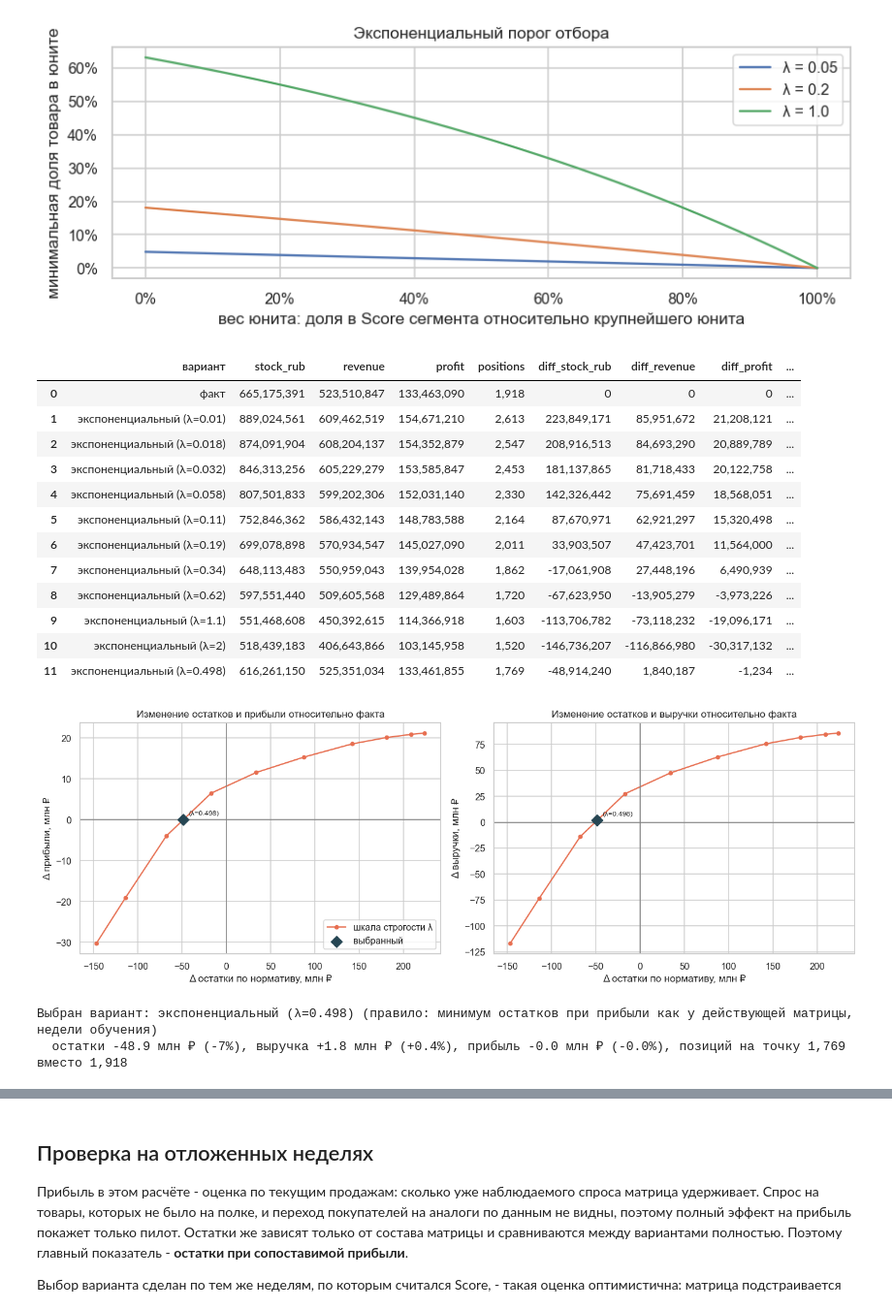
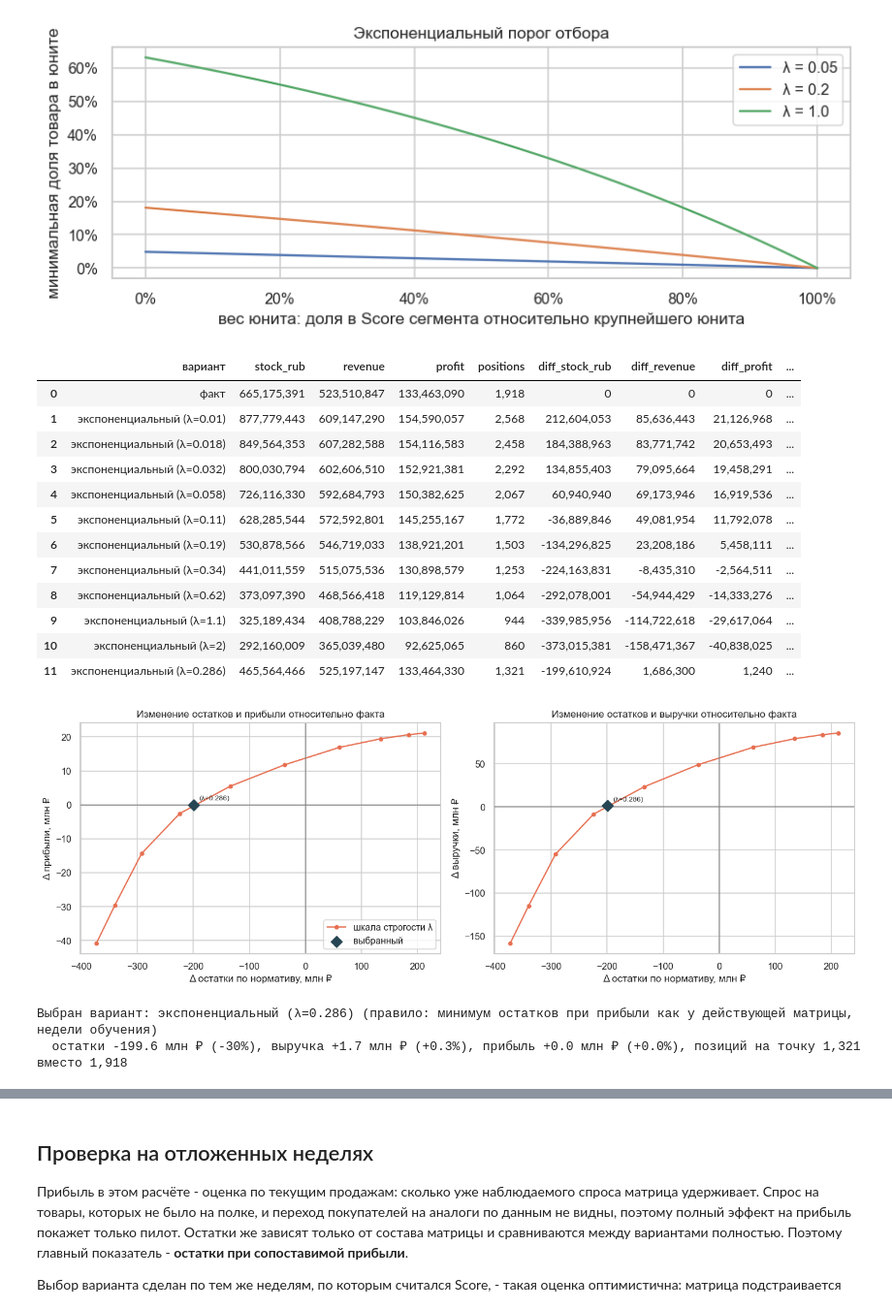
Before and after one commit to Viktor-VK/portfolio, a Jupyter notebook: Скоринг и выбор ассортиментной матрицы/01_score_и_выбор_матрицы.ipynb, the cells around one changed output, grey strips where cells are left out. Shown at 97% size. Saved outputs shown, nothing was run; the diff lists cells and outputs as text; code cells hidden in the pictures.

```diff
--- a/Скоринг и выбор ассортиментной матрицы/01_score_и_выбор_матрицы.ipynb
+++ b/Скоринг и выбор ассортиментной матрицы/01_score_и_выбор_матрицы.ipynb
@@ -51,6 +51,10 @@ LAMBDAS_SHOW = [0.05, 0.2, 1.0]   # для графика формы порог
 
 # Защищённые позиции входят в матрицу независимо от Score: минимальный ассортимент и собственная марка
 PROTECT_MIN_ASSORTMENT = True
+# Как защищается минимальный обязательный ассортимент: 'best' - в каждом юните из перечня гарантированно остаётся
+# лучший по Score товар (аптека обязана иметь вещество в нужной форме, а не все его бренды), остальные проходят
+# обычный отбор; 'all' - в матрицу без отбора попадают все товары из перечня (прежний вариант)
+MIN_ASSORTMENT_MODE = os.environ.get('MIN_ASSORTMENT_MODE', 'best')
 PROTECT_OWN_BRAND = True
 
 # Доля продаж исключённого товара, которая переходит на оставшиеся товары того же юнита (покупатель берёт аналог)
@@ -100,6 +104,10 @@ PACK_BINS = [(1, '1'), (4, '2-4'), (8, '5-8'), (12, '9-12'), (20, '13-20'), (30,
 
 # Эксперимент: сколько случайных разбиений сети усреднять
 N_RANDOM = 5
+
+# Пример для объяснения порога: два юнита в двух непохожих сегментах (на сайте - в «Подробнее»)
+THRESHOLD_EXAMPLE_UNITS = ['Медицинская техника, тонометр', 'Солнцезащитные средства, спрей']
+THRESHOLD_EXAMPLE_SEGMENTS = ['Малые · сердце и кровь · эконом', 'Большие · косметика, БАД · премиум']
 SEED = 2026
 # %% [markdown]
 ## Данные
@@ -279,6 +287,18 @@ def matrix_sign_by_exponential_bound(df, lam) -> pd.Series:
 # %%
 VARIANTS = [(f'экспоненциальный (λ={lam:g})', lam) for lam in LAMBDA_GRID]
 EXP_VARIANTS = [name for name, _ in VARIANTS]
+
+
+def protected_mask(df: pd.DataFrame) -> pd.Series:
+    """Товары, которые входят в матрицу группы без отбора (только если продавались в группе):
+    собственная марка - все; минимальный ассортимент - по MIN_ASSORTMENT_MODE."""
+    sold = df.score > 0
+    own = PROTECT_OWN_BRAND & df.is_own_brand & sold
+    mins = df.is_min_assortment & sold
+    if MIN_ASSORTMENT_MODE == 'best':
+        best = df[mins].groupby(['grp', 'Unit']).score.idxmax()
+        mins = df.index.isin(best)
+    return own | (PROTECT_MIN_ASSORTMENT & mins)
 
 
 def build_candidates(groups: pd.Series):
@@ -298,9 +318,9 @@ def build_candidates(groups: pd.Series):
     df = df.merge(units[['grp', 'Unit', 'score_unit', 'share_by_cluster']], on=['grp', 'Unit'])
     df['score_norm_ap'] = (df.score / df.score_unit).fillna(0)
     df['share_rel'] = df.share_by_cluster / df.groupby('grp').share_by_cluster.transform('max')
-    protected = (PROTECT_MIN_ASSORTMENT & df.is_min_assortment) | (PROTECT_OWN_BRAND & df.is_own_brand)
+    df['protected'] = protected_mask(df)
     for name, lam in VARIANTS:
-        df[name] = matrix_sign_by_exponential_bound(df, lam) | (protected & (df.score > 0))
+        df[name] = matrix_sign_by_exponential_bound(df, lam) | df.protected
     return df, units
 
 
@@ -322,8 +342,7 @@ def compare_variants(groups, df, sales):
 
 def exp_pairs(groups: pd.Series, df: pd.DataFrame, lam: float) -> pd.DataFrame:
     """Матрица при произвольной строгости λ (экспоненциальный порог + защищённые позиции), развёрнутая на точки."""
-    protected = (PROTECT_MIN_ASSORTMENT & df.is_min_assortment) | (PROTECT_OWN_BRAND & df.is_own_brand)
-    sel = df[matrix_sign_by_exponential_bound(df, lam) | (protected & (df.score > 0))]
+    sel = df[matrix_sign_by_exponential_bound(df, lam) | df.protected]
     return groups.rename('grp').reset_index().merge(sel[['grp', 'apCode']], on='grp')[['TradePointId', 'apCode']]
 
 
@@ -421,31 +441,30 @@ plt.title('Экспоненциальный порог отбора'); plt.legen
 # %%
 res_train = compare_variants(seg_groups, cand, train)
 fact_train = res_train.set_index('вариант').loc['факт']
 # правило выбора: минимум остатков при прибыли как у действующей матрицы - точка, где кривая пересекает
 # нулевую Δ прибыли на неделях обучения (прибыль - оценка по текущим продажам, остатки сравниваются полностью)
 lam_sel, _ = solve_lambda(seg_groups, cand, 'profit', train, fact_train)
 selected = f'экспоненциальный (λ={lam_sel:.3g})'
-protected = (PROTECT_MIN_ASSORTMENT & cand.is_min_assortment) | (PROTECT_OWN_BRAND & cand.is_own_brand)
-cand[selected] = matrix_sign_by_exponential_bound(cand, lam_sel) | (protected & (cand.score > 0))
+cand[selected] = matrix_sign_by_exponential_bound(cand, lam_sel) | cand.protected
 sel_row = {'вариант': selected, **evaluate(to_pairs(seg_groups, cand, selected), train)}
 res_train = pd.concat([res_train, pd.DataFrame([sel_row])], ignore_index=True)
 for m in ['stock_rub', 'revenue', 'profit', 'positions']:
     res_train[f'diff_{m}'] = res_train[m] - res_train.loc[0, m]
 res_train.style.format({c: '{:,.0f}' for c in res_train.columns if c != 'вариант'})
 # %% [output]
 |  | вариант | stock_rub | revenue | profit | positions | diff_stock_rub | diff_revenue | diff_profit | ... |
 | 0 | факт | 665,175,391 | 523,510,847 | 133,463,090 | 1,918 | 0 | 0 | 0 | ... |
-| 1 | экспоненциальный (λ=0.01) | 889,024,561 | 609,462,519 | 154,671,210 | 2,613 | 223,849,171 | 85,951,672 | 21,208,121 | ... |
-| 2 | экспоненциальный (λ=0.018) | 874,091,904 | 608,204,137 | 154,352,879 | 2,547 | 208,916,513 | 84,693,290 | 20,889,789 | ... |
-| 3 | экспоненциальный (λ=0.032) | 846,313,256 | 605,229,279 | 153,585,847 | 2,453 | 181,137,865 | 81,718,433 | 20,122,758 | ... |
-| 4 | экспоненциальный (λ=0.058) | 807,501,833 | 599,202,306 | 152,031,140 | 2,330 | 142,326,442 | 75,691,459 | 18,568,051 | ... |
-| 5 | экспоненциальный (λ=0.11) | 752,846,362 | 586,432,143 | 148,783,588 | 2,164 | 87,670,971 | 62,921,297 | 15,320,498 | ... |
-| 6 | экспоненциальный (λ=0.19) | 699,078,898 | 570,934,547 | 145,027,090 | 2,011 | 33,903,507 | 47,423,701 | 11,564,000 | ... |
-| 7 | экспоненциальный (λ=0.34) | 648,113,483 | 550,959,043 | 139,954,028 | 1,862 | -17,061,908 | 27,448,196 | 6,490,939 | ... |
-| 8 | экспоненциальный (λ=0.62) | 597,551,440 | 509,605,568 | 129,489,864 | 1,720 | -67,623,950 | -13,905,279 | -3,973,226 | ... |
-| 9 | экспоненциальный (λ=1.1) | 551,468,608 | 450,392,615 | 114,366,918 | 1,603 | -113,706,782 | -73,118,232 | -19,096,171 | ... |
-| 10 | экспоненциальный (λ=2) | 518,439,183 | 406,643,866 | 103,145,958 | 1,520 | -146,736,207 | -116,866,980 | -30,317,132 | ... |
-| 11 | экспоненциальный (λ=0.498) | 616,261,150 | 525,351,034 | 133,461,855 | 1,769 | -48,914,240 | 1,840,187 | -1,234 | ... |
+| 1 | экспоненциальный (λ=0.01) | 877,779,443 | 609,147,290 | 154,590,057 | 2,568 | 212,604,053 | 85,636,443 | 21,126,968 | ... |
+| 2 | экспоненциальный (λ=0.018) | 849,564,353 | 607,282,588 | 154,116,583 | 2,458 | 184,388,963 | 83,771,742 | 20,653,493 | ... |
+| 3 | экспоненциальный (λ=0.032) | 800,030,794 | 602,606,510 | 152,921,381 | 2,292 | 134,855,403 | 79,095,664 | 19,458,291 | ... |
+| 4 | экспоненциальный (λ=0.058) | 726,116,330 | 592,684,793 | 150,382,625 | 2,067 | 60,940,940 | 69,173,946 | 16,919,536 | ... |
+| 5 | экспоненциальный (λ=0.11) | 628,285,544 | 572,592,801 | 145,255,167 | 1,772 | -36,889,846 | 49,081,954 | 11,792,078 | ... |
+| 6 | экспоненциальный (λ=0.19) | 530,878,566 | 546,719,033 | 138,921,201 | 1,503 | -134,296,825 | 23,208,186 | 5,458,111 | ... |
+| 7 | экспоненциальный (λ=0.34) | 441,011,559 | 515,075,536 | 130,898,579 | 1,253 | -224,163,831 | -8,435,310 | -2,564,511 | ... |
+| 8 | экспоненциальный (λ=0.62) | 373,097,390 | 468,566,418 | 119,129,814 | 1,064 | -292,078,001 | -54,944,429 | -14,333,276 | ... |
+| 9 | экспоненциальный (λ=1.1) | 325,189,434 | 408,788,229 | 103,846,026 | 944 | -339,985,956 | -114,722,618 | -29,617,064 | ... |
+| 10 | экспоненциальный (λ=2) | 292,160,009 | 365,039,480 | 92,625,065 | 860 | -373,015,381 | -158,471,367 | -40,838,025 | ... |
+| 11 | экспоненциальный (λ=0.286) | 465,564,466 | 525,197,147 | 133,464,330 | 1,321 | -199,610,924 | 1,686,300 | 1,240 | ... |
 # %%
 fig, axes = plt.subplots(1, 2, figsize=(13, 4.6))
 cand_rows = res_train[res_train['вариант'] != 'факт']
@@ -467,9 +486,9 @@ print(f'  остатки {best.diff_stock_rub / 1e6:+.1f} млн ₽ ({best.diff
       f'прибыль {best.diff_profit / 1e6:+.1f} млн ₽ ({best.diff_profit / fact_train.profit:+.1%}), '
       f'позиций на точку {best.positions:,.0f} вместо {fact_train.positions:,.0f}')
 # %% [output]
-[figure, old version]
+[figure, new version]
-Выбран вариант: экспоненциальный (λ=0.498) (правило: минимум остатков при прибыли как у действующей матрицы, недели обучения)
-  остатки -48.9 млн ₽ (-7%), выручка +1.8 млн ₽ (+0.4%), прибыль -0.0 млн ₽ (-0.0%), позиций на точку 1,769 вместо 1,918
+Выбран вариант: экспоненциальный (λ=0.286) (правило: минимум остатков при прибыли как у действующей матрицы, недели обучения)
+  остатки -199.6 млн ₽ (-30%), выручка +1.7 млн ₽ (+0.3%), прибыль +0.0 млн ₽ (+0.0%), позиций на точку 1,321 вместо 1,918
 # %%
 fact_width = fact_pairs.assign(grp=fact_pairs.TradePointId.map(seg_groups)).groupby('grp').size() / n_stores
 width = pd.DataFrame({'факт': fact_width, 'новая': cand[cand[selected]].groupby('grp').size()}).loc[n_stores.sort_values().index]
```
Also changed, not shown: parts of 9 cells of this notebook, 2 other files.
